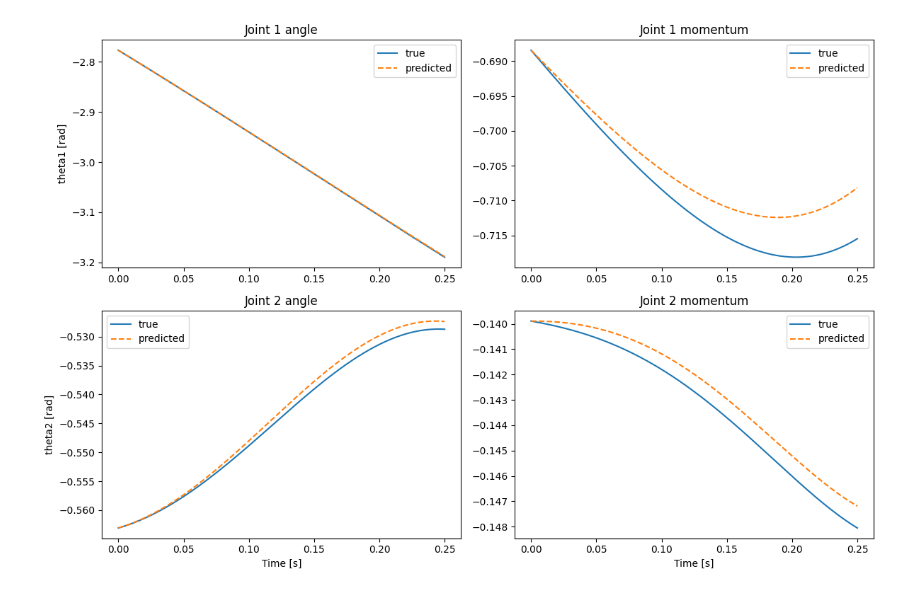
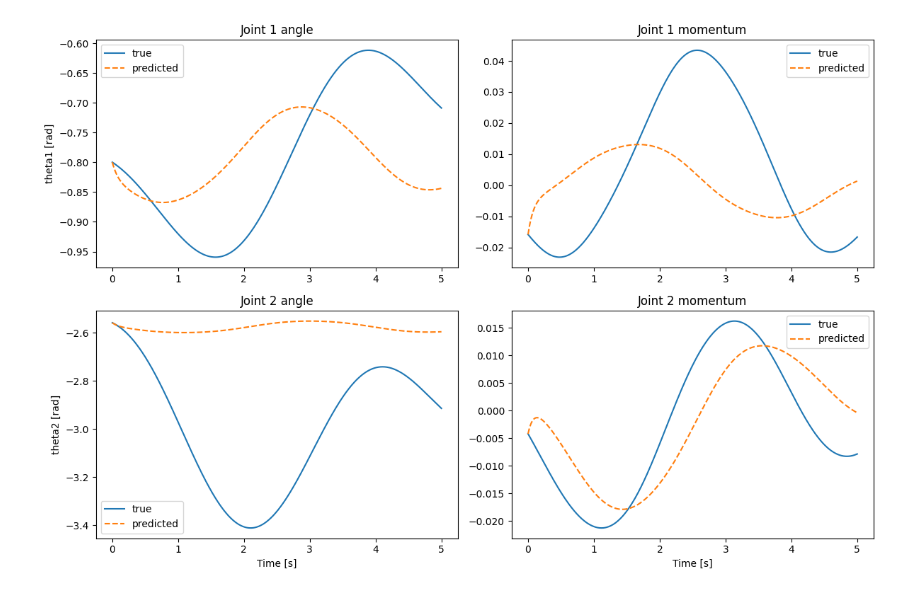
Before and after one commit to larshof1997/Master-Research-Project, a Jupyter notebook: Python Code/HNNs_no_momentum.ipynb, the cells around one changed output. Drawn from its saved outputs; the diff is of its cells as text; code cells hidden in the pictures.

```diff
--- a/Python Code/HNNs_no_momentum.ipynb
+++ b/Python Code/HNNs_no_momentum.ipynb
@@ -554,17 +748,17 @@ class SequenceDataset(Dataset):
         return torch.from_numpy(x_seq).float(), torch.from_numpy(u_seq).float()
 
 # hyperparams
-batch_size = 8
+batch_size = 5
 # Curriculum parameters: start with short sequences and grow to max
-seq_len_min = 10   # initial short sequences starting at t0
-seq_len_max = 250   # maximum sequence length to train with
+seq_len_min = 1000   # initial short sequences starting at t0
+seq_len_max = 5000   # maximum sequence length to train with
 lr = 1e-4
-epochs = 1000
+epochs = 80
 device = torch.device("cpu") #if torch.backends.mps.is_available() else torch.device("cpu")
 q_dim = 2
 
 # instantiate networks
-mass_nn = LowerTriangularNN(q_dim, hidden_dims=(128,256,128)).to(device)
+mass_nn = LowerTriangularNN(q_dim, hidden_dims=(128,128)).to(device)
 diss_nn = LowerTriangularNN(q_dim, hidden_dims=(64,64)).to(device)
 actuator_nn = ActuatorNN(q_dim, u_dim=2, hidden=(2,2)).to(device)
 
@@ -623,6 +817,7 @@ for epoch in range(epochs):
 
         # initial state
         x_pred = x_seq_batch[:, 0, :].clone()   # [B, state_dim]
+        x_true_next = x_pred
         optim_.zero_grad()
 
         # define batched ode_fn using u at each step (we will pass per-step u inside loop)
@@ -638,7 +833,13 @@ for epoch in range(epochs):
             u_step = u_seq_batch[:, k, :]        # [B, u_dim]
             # wrap ode_fn for RK4 call (lambda capturing u_step)
             f = lambda tt, xx, u=u_step: ode_fn(tt, xx, u)
-            x_pred = rk4_step(f, x_pred, t_now + k*dt, dt)   # [B, D]
+            # if k % 75 == 0:
+            #     # Use true measurement every 5th step (e.g., assimilation step)
+            #     x_true = x_true_next  # or x_assimilated, x_updated, etc.
+            # else:
+            #     # Free run / prediction only
+            x_true = x_pred
+            x_pred = rk4_step(f, x_true, t_now + k*dt, dt)   # [B, D]
             preds.append(x_pred)
             # compare to ground truth at step k+1
             x_true_next = x_seq_batch[:, k+1, :].to(device)
@@ -722,7 +923,7 @@ pred_traj = {
     "p2": []
 }
 
-tn = 6
+tn = 1
 
 # Loop over time steps
 traj = trajectories['states'][tn]  # assuming single trajectory
@@ -762,34 +963,34 @@ for k in pred_traj:
 time = np.arange(len(traj["theta1"])) * dt
 
 fig, axs = plt.subplots(2,2, figsize=(12,8))
 axs[0,0].plot(time, traj["theta1"], label="true")
 axs[0,0].plot(time, pred_traj["theta1"], '--', label="predicted")
 axs[0,0].set_title("Joint 1 angle")
 axs[0,0].set_ylabel("theta1 [rad]")
 axs[0,0].legend()
 
 axs[0,1].plot(time, traj["p1"], label="true")
 axs[0,1].plot(time, pred_traj["p1"], '--', label="predicted")
 axs[0,1].set_title("Joint 1 momentum")
 axs[0,1].legend()
 
 axs[1,0].plot(time, traj["theta2"], label="true")
 axs[1,0].plot(time, pred_traj["theta2"], '--', label="predicted")
 axs[1,0].set_title("Joint 2 angle")
 axs[1,0].set_ylabel("theta2 [rad]")
 axs[1,0].set_xlabel("Time [s]")
 axs[1,0].legend()
 
 axs[1,1].plot(time, traj["p2"], label="true")
 axs[1,1].plot(time, pred_traj["p2"], '--', label="predicted")
 axs[1,1].set_title("Joint 2 momentum")
 axs[1,1].set_xlabel("Time [s]")
 axs[1,1].legend()
 
 plt.tight_layout()
 plt.show()
 # %% [output]
-[figure, old version]
+[figure, new version]
 # %%
 # Save subnetwork/state (no duplicate keys)
 torch.save({
```
Also changed, not shown: parts of 5 cells of this notebook, 10 other files.
